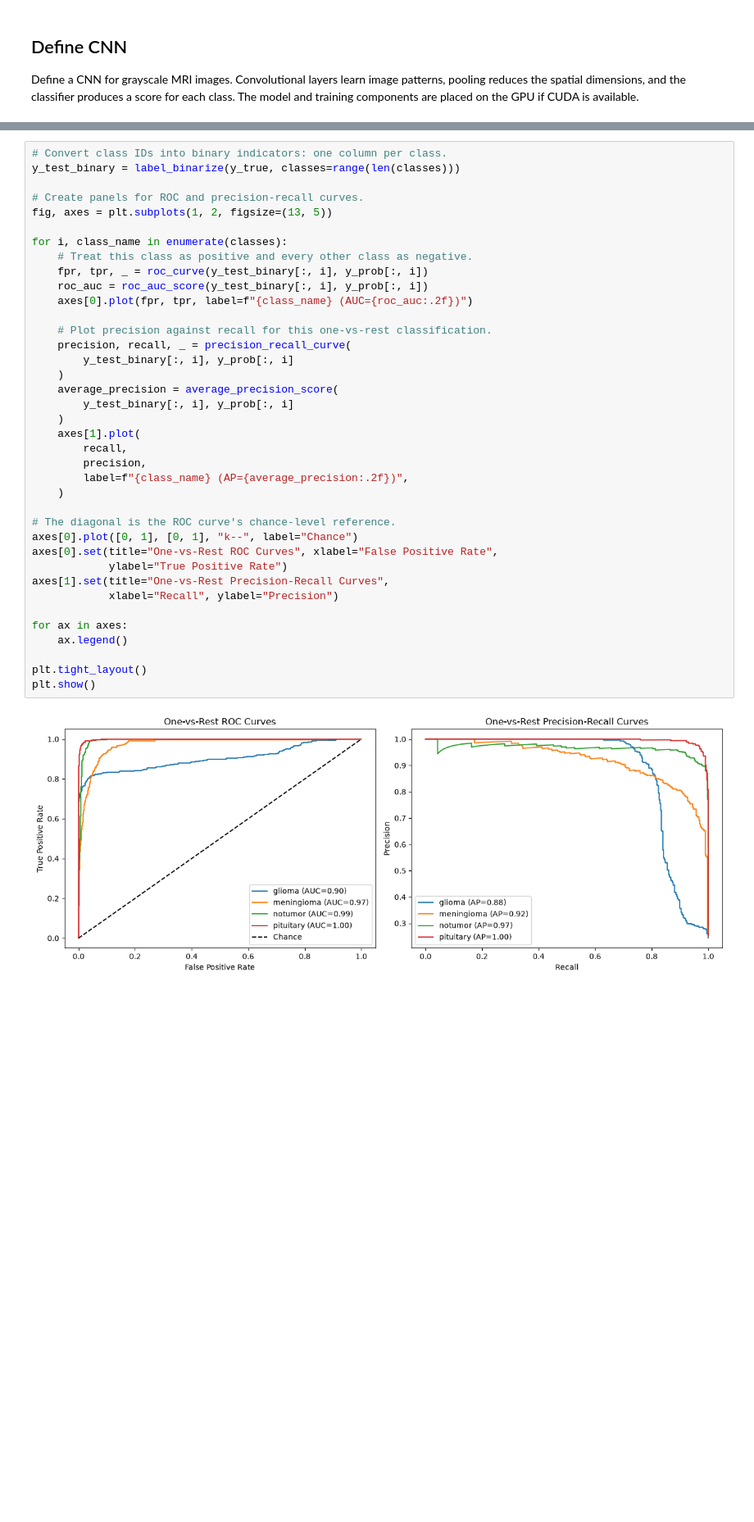
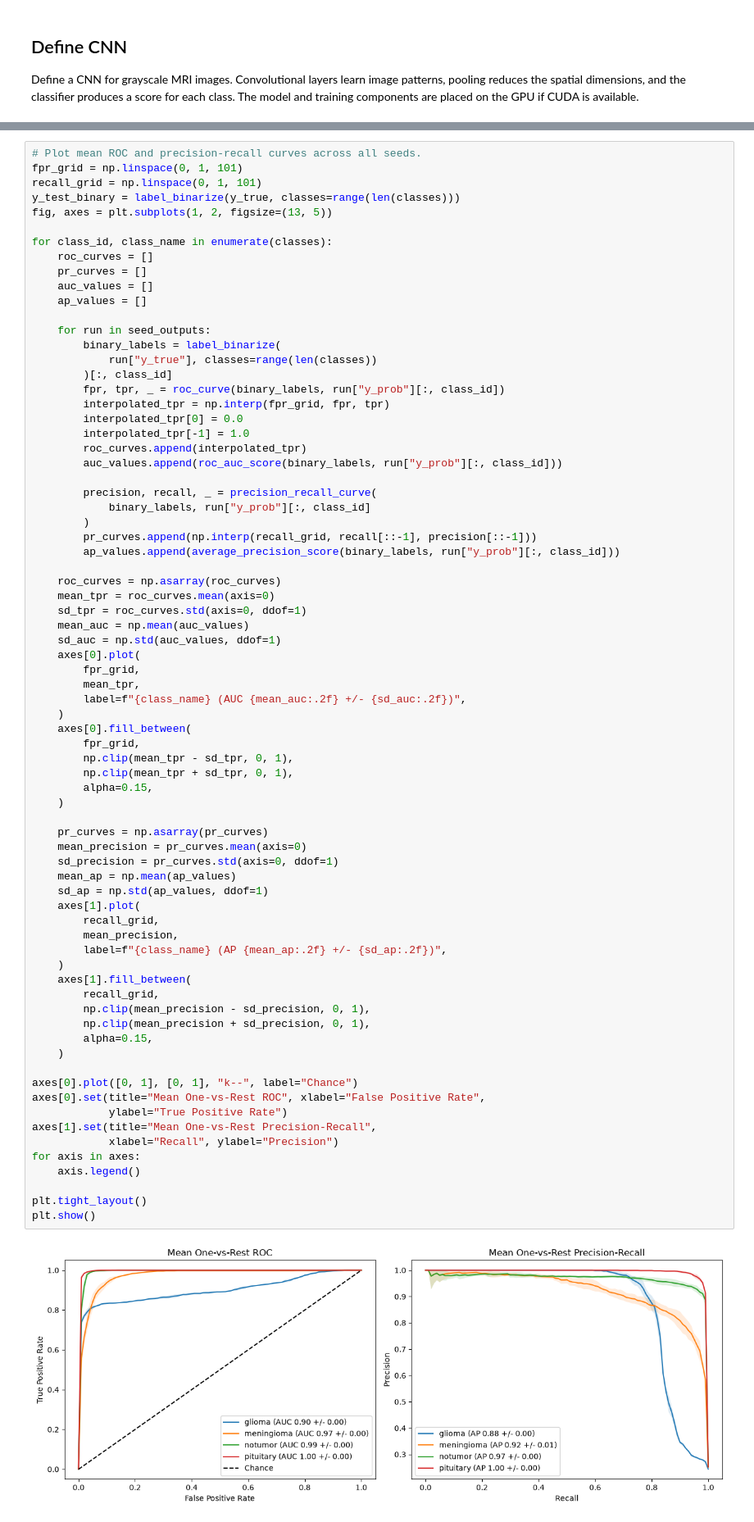
Before and after one commit to WingfungHu/MRIModelBench, a Jupyter notebook: notebooks/CNN.ipynb, the cells around one changed output, grey strips where cells are left out. Shown at 82% size. Cells and saved outputs as stored; diff of their text form; blank space fills up the shorter version.

```diff
--- a/notebooks/CNN.ipynb
+++ b/notebooks/CNN.ipynb
@@ -405,41 +502,77 @@ For each class, compare that class against all the others combined. The model’
 # %%
-# Convert class IDs into binary indicators: one column per class.
+# Plot mean ROC and precision-recall curves across all seeds.
+fpr_grid = np.linspace(0, 1, 101)
+recall_grid = np.linspace(0, 1, 101)
 y_test_binary = label_binarize(y_true, classes=range(len(classes)))
-
-# Create panels for ROC and precision-recall curves.
 fig, axes = plt.subplots(1, 2, figsize=(13, 5))
 
-for i, class_name in enumerate(classes):
-    # Treat this class as positive and every other class as negative.
-    fpr, tpr, _ = roc_curve(y_test_binary[:, i], y_prob[:, i])
-    roc_auc = roc_auc_score(y_test_binary[:, i], y_prob[:, i])
-    axes[0].plot(fpr, tpr, label=f"{class_name} (AUC={roc_auc:.2f})")
+for class_id, class_name in enumerate(classes):
+    roc_curves = []
+    pr_curves = []
+    auc_values = []
+    ap_values = []
 
-    # Plot precision against recall for this one-vs-rest classification.
-    precision, recall, _ = precision_recall_curve(
-        y_test_binary[:, i], y_prob[:, i]
+    for run in seed_outputs:
+        binary_labels = label_binarize(
+            run["y_true"], classes=range(len(classes))
+        )[:, class_id]
+        fpr, tpr, _ = roc_curve(binary_labels, run["y_prob"][:, class_id])
+        interpolated_tpr = np.interp(fpr_grid, fpr, tpr)
+        interpolated_tpr[0] = 0.0
+        interpolated_tpr[-1] = 1.0
+        roc_curves.append(interpolated_tpr)
+        auc_values.append(roc_auc_score(binary_labels, run["y_prob"][:, class_id]))
+
+        precision, recall, _ = precision_recall_curve(
+            binary_labels, run["y_prob"][:, class_id]
+        )
+        pr_curves.append(np.interp(recall_grid, recall[::-1], precision[::-1]))
+        ap_values.append(average_precision_score(binary_labels, run["y_prob"][:, class_id]))
+
+    roc_curves = np.asarray(roc_curves)
+    mean_tpr = roc_curves.mean(axis=0)
+    sd_tpr = roc_curves.std(axis=0, ddof=1)
+    mean_auc = np.mean(auc_values)
+    sd_auc = np.std(auc_values, ddof=1)
+    axes[0].plot(
+        fpr_grid,
+        mean_tpr,
+        label=f"{class_name} (AUC {mean_auc:.2f} +/- {sd_auc:.2f})",
     )
-    average_precision = average_precision_score(
-        y_test_binary[:, i], y_prob[:, i]
-    )
-    axes[1].plot(
-        recall,
-        precision,
-        label=f"{class_name} (AP={average_precision:.2f})",
+    axes[0].fill_between(
+        fpr_grid,
+        np.clip(mean_tpr - sd_tpr, 0, 1),
+        np.clip(mean_tpr + sd_tpr, 0, 1),
+        alpha=0.15,
     )
 
-# The diagonal is the ROC curve's chance-level reference.
+    pr_curves = np.asarray(pr_curves)
+    mean_precision = pr_curves.mean(axis=0)
+    sd_precision = pr_curves.std(axis=0, ddof=1)
+    mean_ap = np.mean(ap_values)
+    sd_ap = np.std(ap_values, ddof=1)
+    axes[1].plot(
+        recall_grid,
+        mean_precision,
+        label=f"{class_name} (AP {mean_ap:.2f} +/- {sd_ap:.2f})",
+    )
+    axes[1].fill_between(
+        recall_grid,
+        np.clip(mean_precision - sd_precision, 0, 1),
+        np.clip(mean_precision + sd_precision, 0, 1),
+        alpha=0.15,
+    )
+
 axes[0].plot([0, 1], [0, 1], "k--", label="Chance")
-axes[0].set(title="One-vs-Rest ROC Curves", xlabel="False Positive Rate",
+axes[0].set(title="Mean One-vs-Rest ROC", xlabel="False Positive Rate",
             ylabel="True Positive Rate")
-axes[1].set(title="One-vs-Rest Precision-Recall Curves",
+axes[1].set(title="Mean One-vs-Rest Precision-Recall",
             xlabel="Recall", ylabel="Precision")
-
-for ax in axes:
-    ax.legend()
+for axis in axes:
+    axis.legend()
 
 plt.tight_layout()
 plt.show()
 # %% [output]
-[figure, old version]
+[figure, new version]
 # %% [markdown]
```
Also changed, not shown: parts of 13 cells of this notebook.
